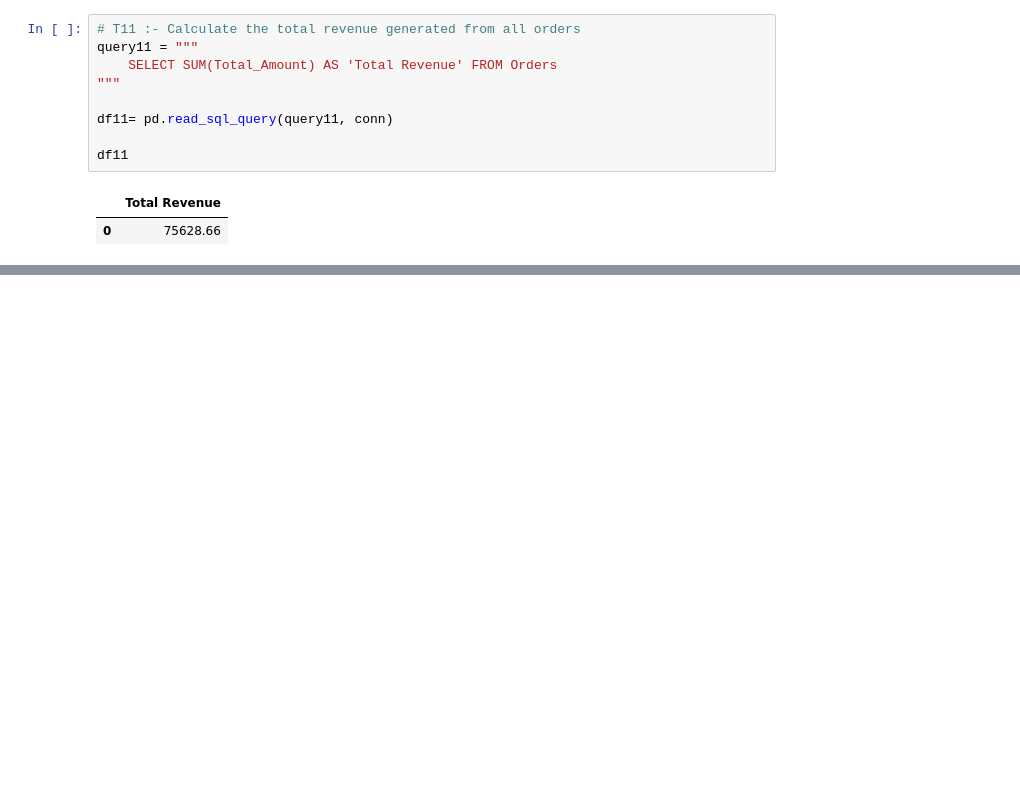
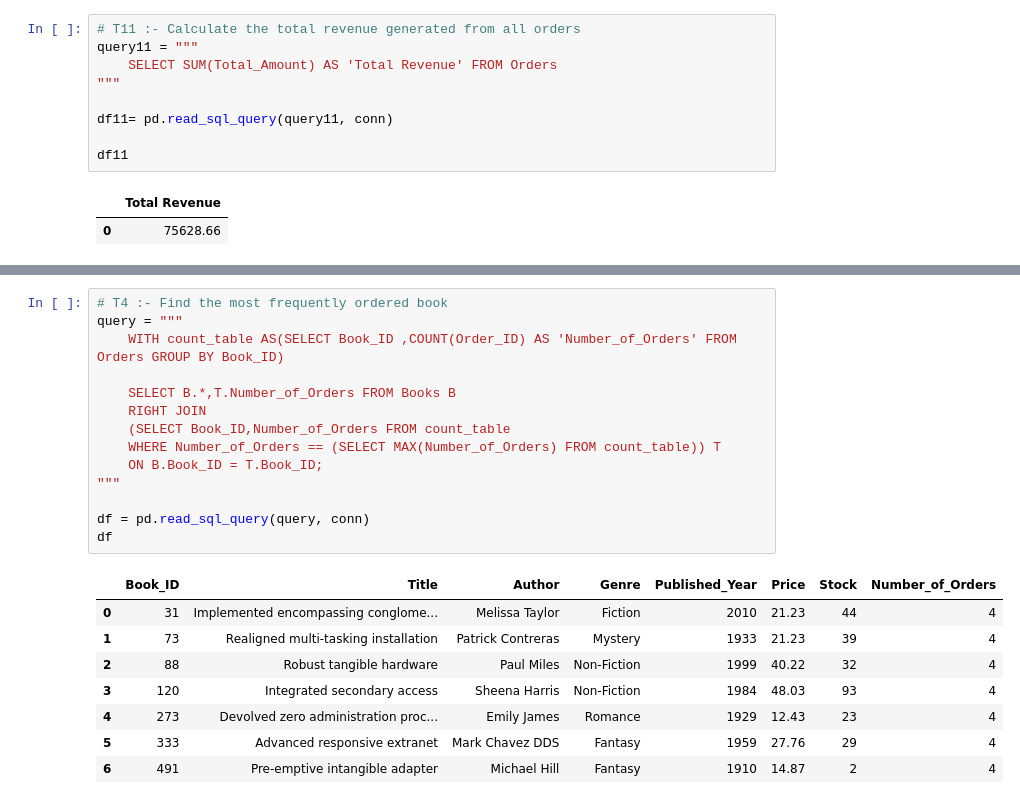
Before and after one commit to jsharma1503/SQL-Project, a Jupyter notebook: Book Store Analysis.ipynb, the cells around one changed output, grey strips where cells are left out. Cells and saved outputs as stored; diff of their text form; blank space fills up the shorter version.

Commit message:
Run advanced queries in notebook

```diff
--- a/Book Store Analysis.ipynb
+++ b/Book Store Analysis.ipynb
@@ -311,0 +382,23 @@ df11
+# %%
+# T4 :- Find the most frequently ordered book
+query = """
+    WITH count_table AS(SELECT Book_ID ,COUNT(Order_ID) AS 'Number_of_Orders' FROM Orders GROUP BY Book_ID)
+
+    SELECT B.*,T.Number_of_Orders FROM Books B
+    RIGHT JOIN
+    (SELECT Book_ID,Number_of_Orders FROM count_table
+    WHERE Number_of_Orders == (SELECT MAX(Number_of_Orders) FROM count_table)) T
+    ON B.Book_ID = T.Book_ID;
+"""
+
+df = pd.read_sql_query(query, conn)
+df
+# %% [output]
+|  | Book_ID | Title | Author | Genre | Published_Year | Price | Stock | Number_of_Orders |
+| 0 | 31 | Implemented encompassing conglome... | Melissa Taylor | Fiction | 2010 | 21.23 | 44 | 4 |
+| 1 | 73 | Realigned multi-tasking installation | Patrick Contreras | Mystery | 1933 | 21.23 | 39 | 4 |
+| 2 | 88 | Robust tangible hardware | Paul Miles | Non-Fiction | 1999 | 40.22 | 32 | 4 |
+| 3 | 120 | Integrated secondary access | Sheena Harris | Non-Fiction | 1984 | 48.03 | 93 | 4 |
+| 4 | 273 | Devolved zero administration proc... | Emily James | Romance | 1929 | 12.43 | 23 | 4 |
+| 5 | 333 | Advanced responsive extranet | Mark Chavez DDS | Fantasy | 1959 | 27.76 | 29 | 4 |
+| 6 | 491 | Pre-emptive intangible adapter | Michael Hill | Fantasy | 1910 | 14.87 | 2 | 4 |
```
Also changed, not shown: parts of 10 cells of this notebook.
